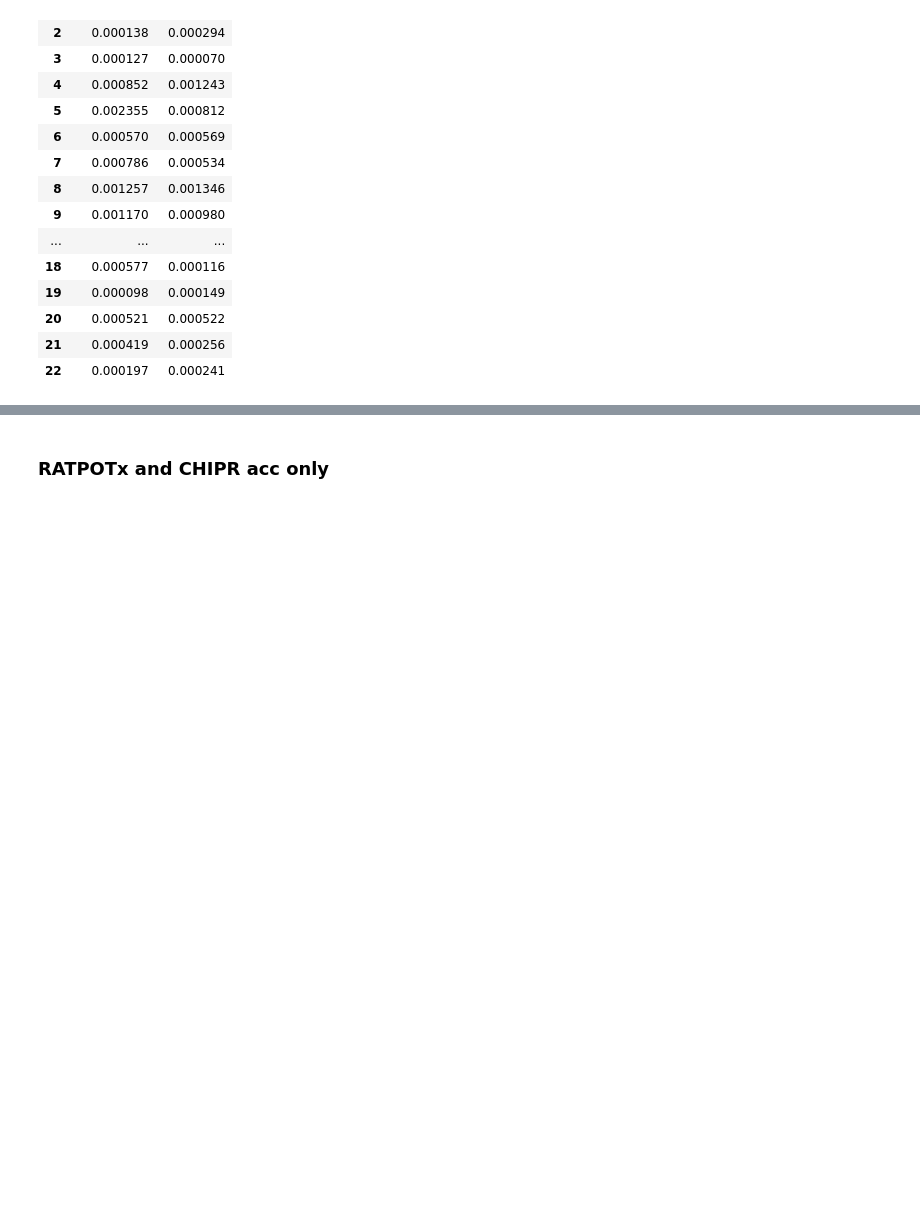
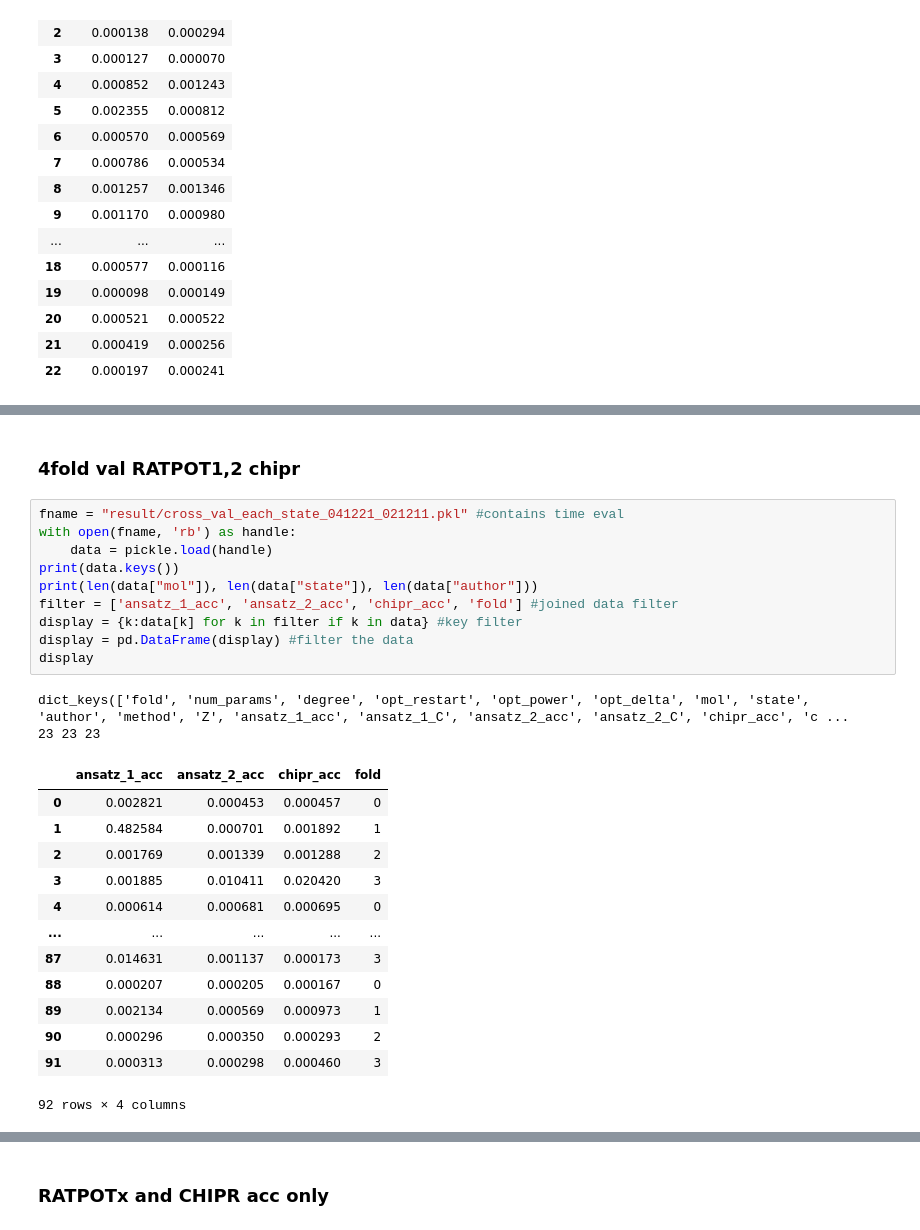
Before and after one commit to berylgithub/pes, a Jupyter notebook: PES_visu.ipynb, the cells around one changed output, grey strips where cells are left out. Drawn from its saved outputs; the diff is of its cells as text; blank space fills up the shorter version.

```diff
--- a/PES_visu.ipynb
+++ b/PES_visu.ipynb
@@ -608,3 +656,31 @@ ax.grid()
 plt.show()
 # %% [output]
 [figure]
+# %% [markdown]
+### 4fold val RATPOT1,2 chipr
+# %%
+fname = "result/cross_val_each_state_041221_021211.pkl" #contains time eval
+with open(fname, 'rb') as handle:
+    data = pickle.load(handle)
+print(data.keys())
+print(len(data["mol"]), len(data["state"]), len(data["author"]))
+filter = ['ansatz_1_acc', 'ansatz_2_acc', 'chipr_acc', 'fold'] #joined data filter
+display = {k:data[k] for k in filter if k in data} #key filter
+display = pd.DataFrame(display) #filter the data
+display
+# %% [output]
+dict_keys(['fold', 'num_params', 'degree', 'opt_restart', 'opt_power', 'opt_delta', 'mol', 'state', 'author', 'method', 'Z', 'ansatz_1_acc', 'ansatz_1_C', 'ansatz_2_acc', 'ansatz_2_C', 'chipr_acc', 'c ...
+23 23 23
+|  | ansatz_1_acc | ansatz_2_acc | chipr_acc | fold |
+| 0 | 0.002821 | 0.000453 | 0.000457 | 0 |
+| 1 | 0.482584 | 0.000701 | 0.001892 | 1 |
+| 2 | 0.001769 | 0.001339 | 0.001288 | 2 |
+| 3 | 0.001885 | 0.010411 | 0.020420 | 3 |
+| 4 | 0.000614 | 0.000681 | 0.000695 | 0 |
+| ... | ... | ... | ... | ... |
+| 87 | 0.014631 | 0.001137 | 0.000173 | 3 |
+| 88 | 0.000207 | 0.000205 | 0.000167 | 0 |
+| 89 | 0.002134 | 0.000569 | 0.000973 | 1 |
+| 90 | 0.000296 | 0.000350 | 0.000293 | 2 |
+| 91 | 0.000313 | 0.000298 | 0.000460 | 3 |
+92 rows × 4 columns
```
Also changed, not shown: parts of 7 cells of this notebook.
